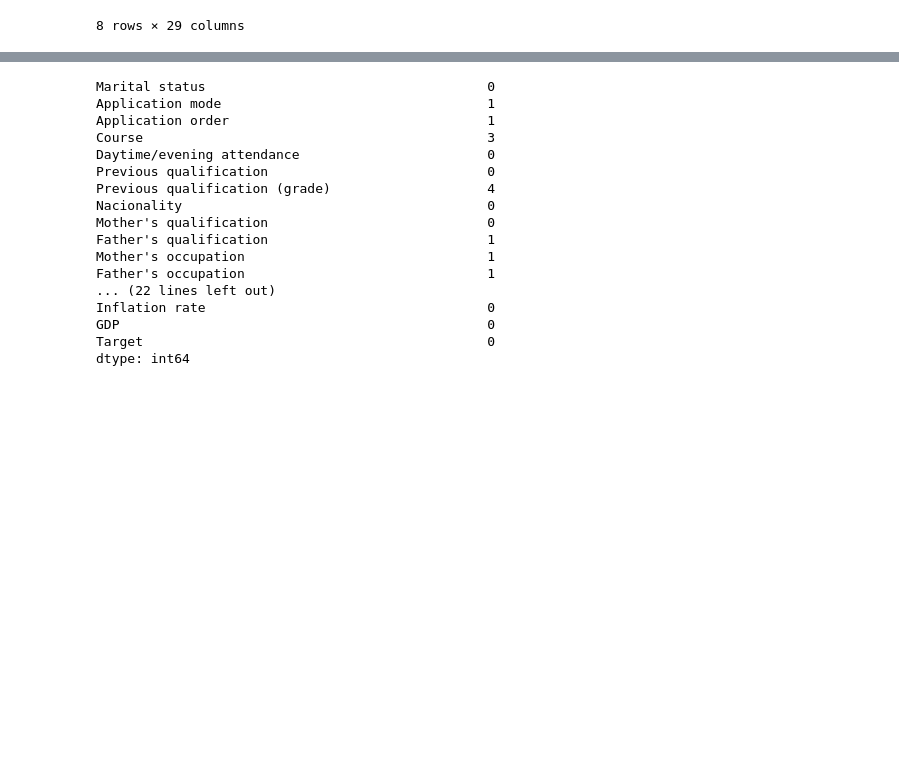
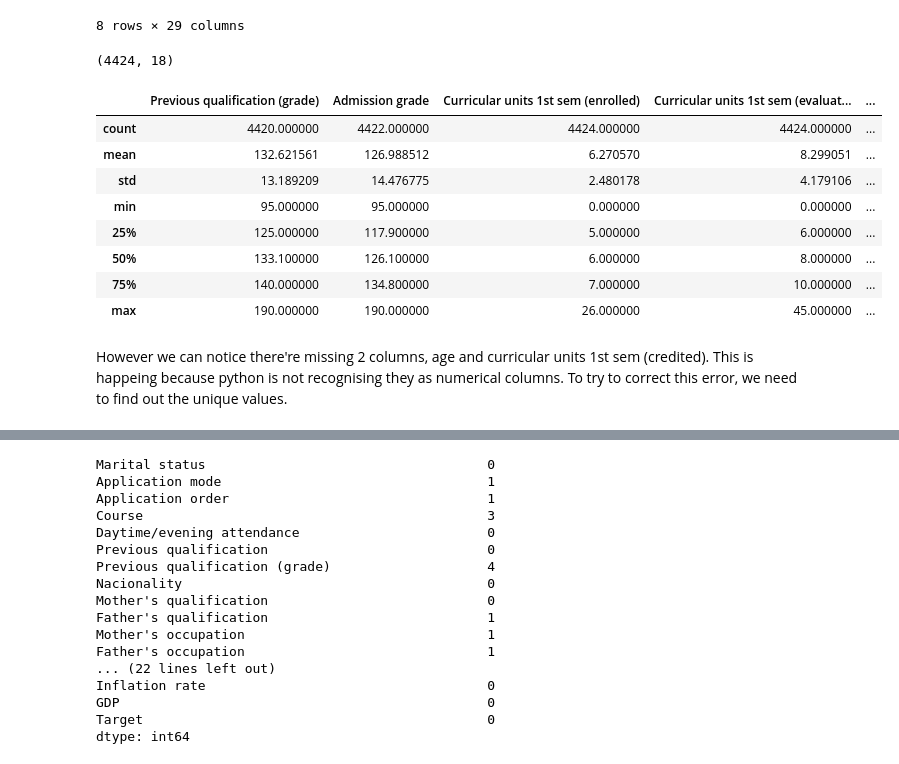
Before and after one commit to camilasoaares/Data-Preparation, a Jupyter notebook: CamilaSoares_DPrepHDip_CA1.ipynb, the cells around one changed output, grey strips where cells are left out. Cells and saved outputs as stored; diff of their text form; code cells hidden in the pictures; blank space fills up the shorter version.

Commit message:
data preparation

```diff
--- a/CamilaSoares_DPrepHDip_CA1.ipynb
+++ b/CamilaSoares_DPrepHDip_CA1.ipynb
@@ -69,3 +72,43 @@ data.describe()
 | 75% | 39.000000 | 2.000000 | 9556.000000 | 1.000000 | 1.000000 | ... |
 | max | 57.000000 | 9.000000 | 9991.000000 | 1.000000 | 43.000000 | ... |
 8 rows × 29 columns
+# %%
+num_columns = [
+    'Previous qualification (grade)',
+    'Admission grade',
+    'Age at enrollment',
+    'Curricular units 1st sem (credited)',
+    'Curricular units 1st sem (enrolled)',
+    'Curricular units 1st sem (evaluations)',
+    'Curricular units 1st sem (approved)',
+    'Curricular units 1st sem (grade)',
+    'Curricular units 1st sem (without evaluations)',
+    'Curricular units 2nd sem (credited)',
+    'Curricular units 2nd sem (enrolled)',
+    'Curricular units 2nd sem (evaluations)',
+    'Curricular units 2nd sem (approved)',
+    'Curricular units 2nd sem (grade)',
+    'Curricular units 2nd sem (without evaluations)',
+    'Unemployment rate',
+    'Inflation rate',
+    'GDP']
+# %%
+data_num = data[num_columns].copy()
+# %%
+data_num.shape
+# %% [output]
+(4424, 18)
+# %%
+data_num.describe()
+# %% [output]
+|  | Previous qualification (grade) | Admission grade | Curricular units 1st sem (enrolled) | Curricular units 1st sem (evaluat... | ... |
+| count | 4420.000000 | 4422.000000 | 4424.000000 | 4424.000000 | ... |
+| mean | 132.621561 | 126.988512 | 6.270570 | 8.299051 | ... |
+| std | 13.189209 | 14.476775 | 2.480178 | 4.179106 | ... |
+| min | 95.000000 | 95.000000 | 0.000000 | 0.000000 | ... |
+| 25% | 125.000000 | 117.900000 | 5.000000 | 6.000000 | ... |
+| 50% | 133.100000 | 126.100000 | 6.000000 | 8.000000 | ... |
+| 75% | 140.000000 | 134.800000 | 7.000000 | 10.000000 | ... |
+| max | 190.000000 | 190.000000 | 26.000000 | 45.000000 | ... |
+# %% [markdown]
+However we can notice there're missing 2 columns, age and curricular units 1st sem (credited). This is happeing because python is not recognising they as numerical columns. To try to correct this error, we need to find out the unique values.
```
Also changed, not shown: parts of 5 cells of this notebook.
